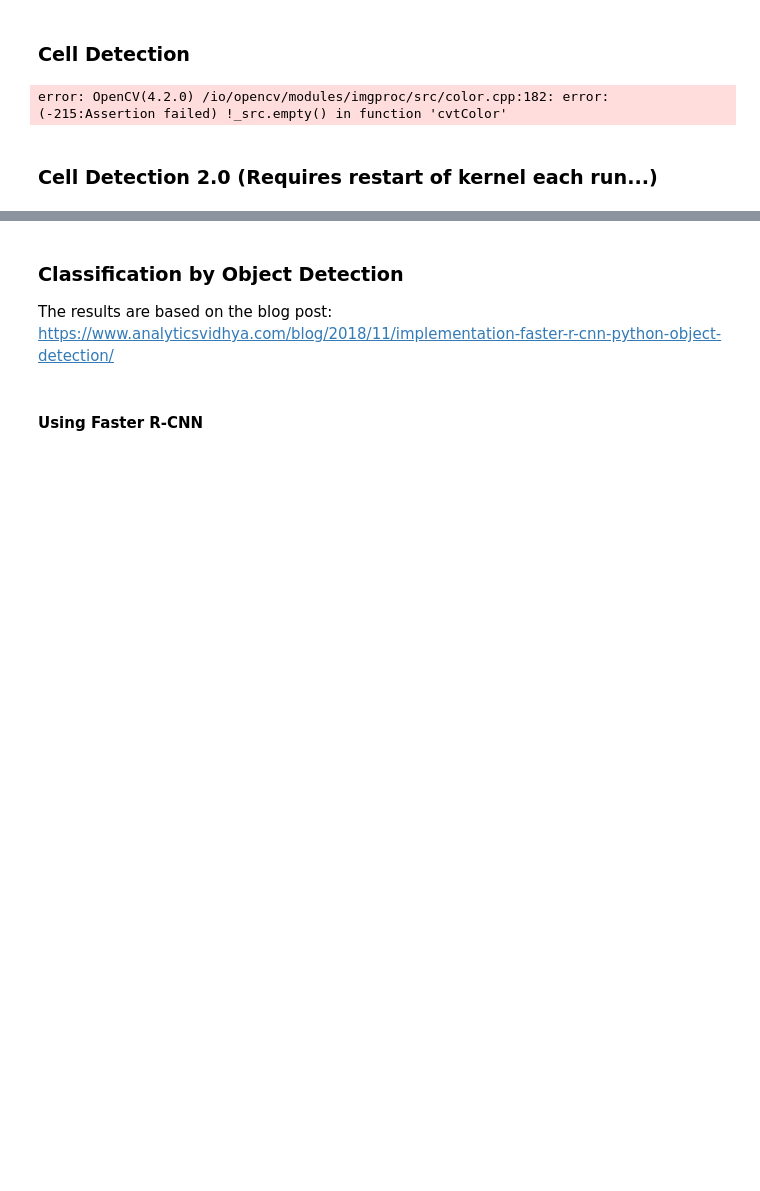
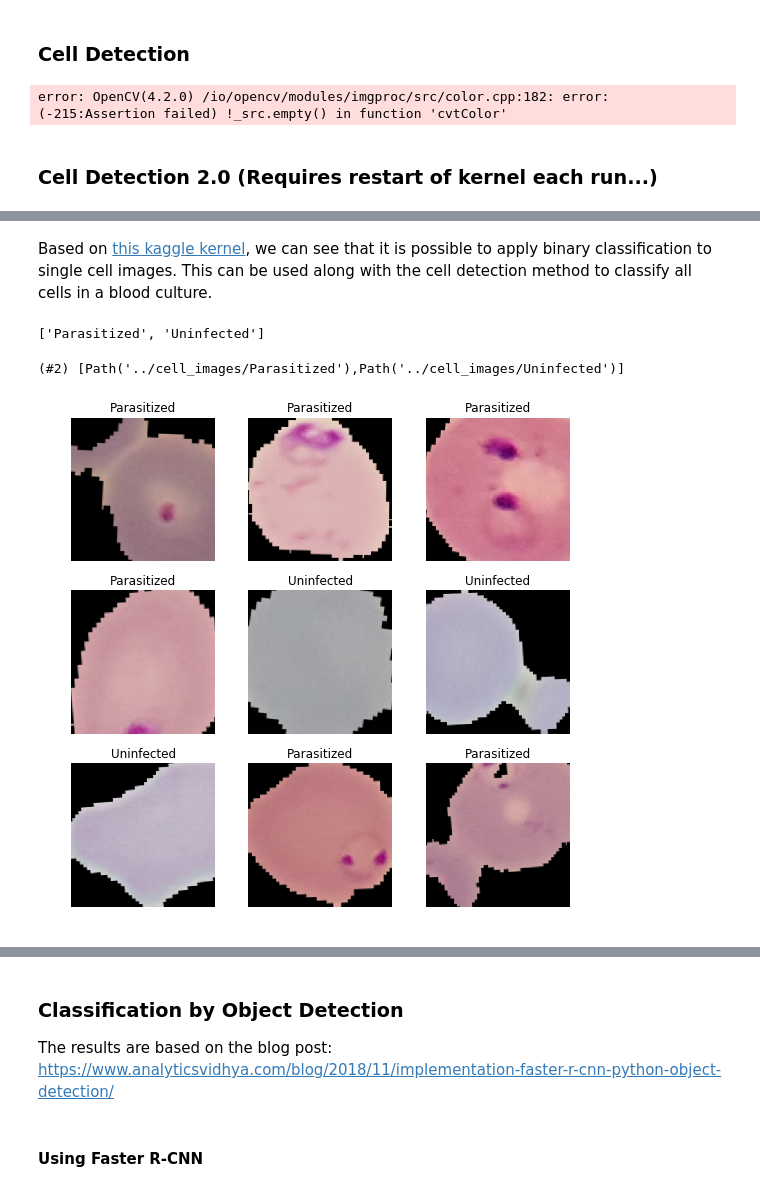
Before and after one commit to fensterheim/OpenUDataScienceProj, a Jupyter notebook: Project/proposal/Project Proposal.ipynb, the cells around one changed output, grey strips where cells are left out. Drawn from its saved outputs; the diff is of its cells as text; code cells hidden in the pictures; blank space fills up the shorter version.

Commit message:
adding kaggle solution for single cell classification

```diff
--- a/Project/proposal/Project Proposal.ipynb
+++ b/Project/proposal/Project Proposal.ipynb
@@ -298,0 +302,38 @@ cv.waitKey()
+# %% [markdown]
+Based on [this kaggle kernel](#https://www.kaggle.com/ingbiodanielh/malaria-detection-with-fastai-v2/data), we can see that it is possible to apply binary classification to single cell images. This can be used along with the cell detection method to classify all cells in a blood culture.
+# %%
+import numpy as np
+import pandas as pd
+import matplotlib.pyplot as plt
+
+from fastai2.data.all import *
+from fastai2.vision.data import *
+from fastai2.vision.all import *
+
+from sklearn.metrics import auc, roc_curve, precision_recall_curve, classification_report
+
+import os
+print(os.listdir("../cell_images/"))
+# %% [output]
+['Parasitized', 'Uninfected']
+# %%
+path=Path('../cell_images/')
+path.ls()
+# %% [output]
+(#2) [Path('../cell_images/Parasitized'),Path('../cell_images/Uninfected')]
+# %%
+splitter = RandomSplitter()
+item_tfms = [Resize(224)]
+batch_tfms=[*aug_transforms(flip_vert=True,max_zoom=1.2, max_warp=0), Normalize.from_stats(*imagenet_stats)]
+# %%
+data_block = DataBlock(blocks=[ImageBlock, CategoryBlock],
+                  get_items=get_image_files,
+                  get_y=parent_label,
+                  splitter=splitter,
+                  item_tfms=item_tfms,
+                  batch_tfms=batch_tfms)
+# %%
+data = data_block.dataloaders(path, bs=64)
+data.show_batch()
+# %% [output]
+[figure, added]
```
Also changed, not shown: parts of 10 cells of this notebook.
